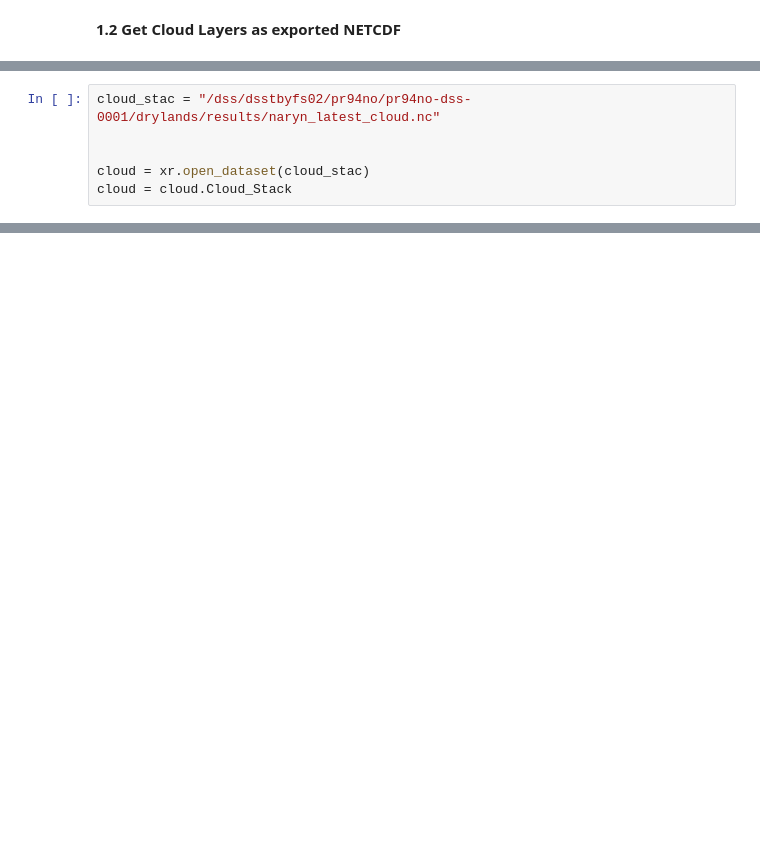
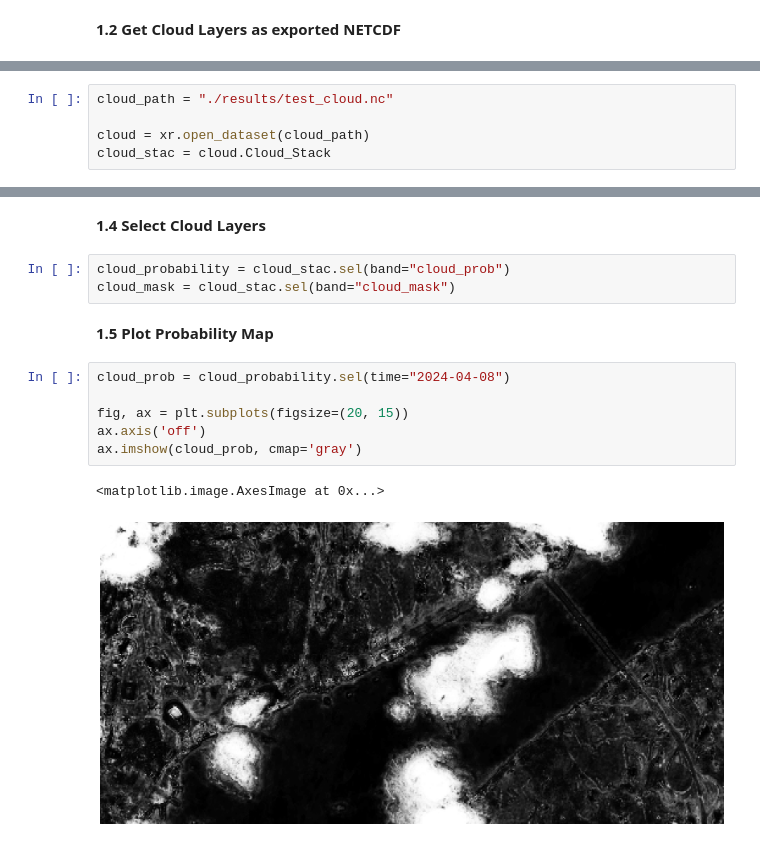
Before and after one commit to BaturalpArisoy/stac2cube, a Jupyter notebook: interactive/get_cloud_layers.ipynb, the cells around one changed output, grey strips where cells are left out. Saved outputs shown, nothing was run; the diff lists cells and outputs as text; blank space fills up the shorter version.

```diff
--- a/interactive/get_cloud_layers.ipynb
+++ b/interactive/get_cloud_layers.ipynb
@@ -49,6 +61,5 @@ cloud_stac = get_stac_layers(mission=mission, polygon=polygon, resolution=resolu
 # %%
-cloud_stac = "/dss/dsstbyfs02/pr94no/pr94no-dss-0001/drylands/results/naryn_latest_cloud.nc"
+cloud_path = "./results/test_cloud.nc"
 
-
-cloud = xr.open_dataset(cloud_stac)
-cloud = cloud.Cloud_Stack
+cloud = xr.open_dataset(cloud_path)
+cloud_stac = cloud.Cloud_Stack
@@ -66,0 +80,16 @@ Attributes:
+# %% [markdown]
+**1.4 Select Cloud Layers**
+# %%
+cloud_probability = cloud_stac.sel(band="cloud_prob")
+cloud_mask = cloud_stac.sel(band="cloud_mask")
+# %% [markdown]
+**1.5 Plot Probability Map**
+# %%
+cloud_prob = cloud_probability.sel(time="2024-04-08")
+
+fig, ax = plt.subplots(figsize=(20, 15))
+ax.axis('off')
+ax.imshow(cloud_prob, cmap='gray')
+# %% [output]
+<matplotlib.image.AxesImage at 0x...>
+[figure, added]
```
Also changed, not shown: parts of 27 cells of this notebook, 7 other files.
